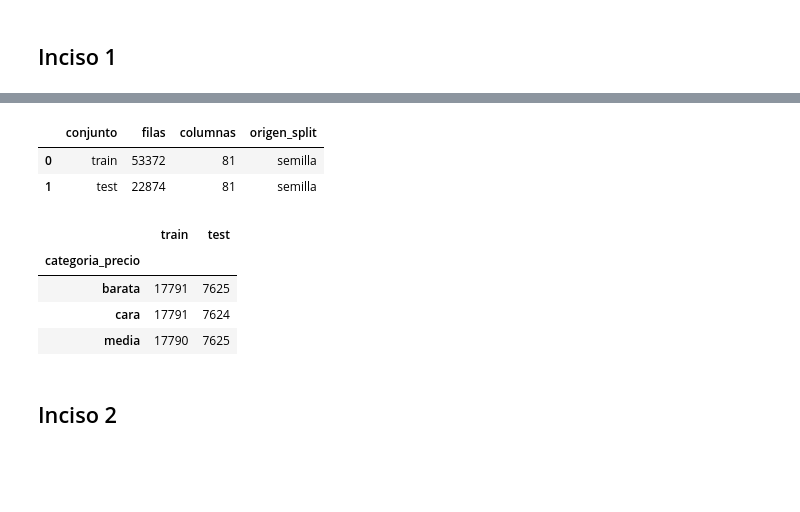
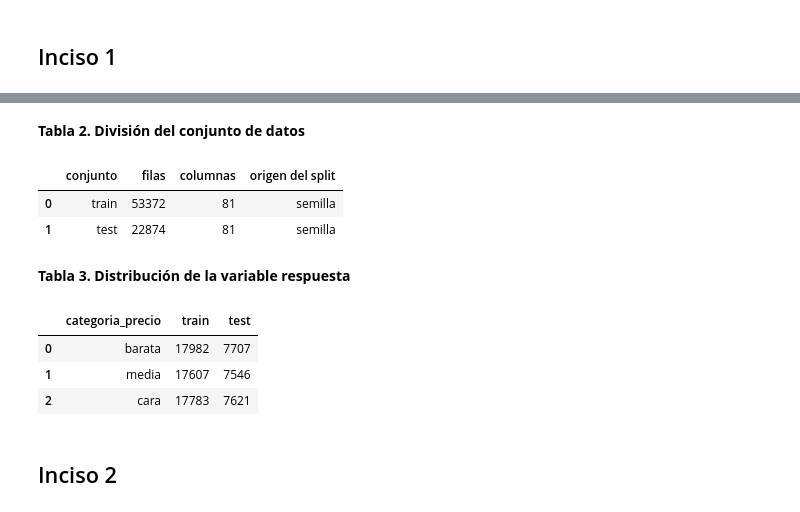
Before and after one commit to Ninaswiftie09/Mineria-de-Datos, a Jupyter notebook: Laboratorio8.ipynb, the cells around one changed output, grey strips where cells are left out. Cells and saved outputs as stored; diff of their text form; code cells hidden in the pictures; blank space fills up the shorter version.

```diff
--- a/Laboratorio8.ipynb
+++ b/Laboratorio8.ipynb
@@ -113,12 +190,13 @@ def leer_tabla(path):
         return pd.read_pickle(path)
     raise ValueError(path)
 
+data_dir = Path("data")
 extensiones = ["*.csv", "*.xlsx", "*.xls", "*.parquet", "*.pkl", "*.pickle"]
 
 archivos_tabla = []
-
 for extension in extensiones:
     archivos_tabla.extend(sorted(data_dir.glob(extension)))
+    archivos_tabla.extend(sorted(data_dir.glob(f"**/{extension}")))
 
 train_files = [
     path for path in archivos_tabla
@@ -135,42 +213,44 @@ if train_files and test_files:
     test_df, _, _ = preparar_base(leer_tabla(test_files[0]))
     origen_split = "archivos"
 else:
-    from sklearn.model_selection import train_test_split
-
-    estratificar = df[categoria_col] if df[categoria_col].value_counts().min() > 1 else None
-
     train_df, test_df = train_test_split(
         df,
         test_size=0.30,
-        random_state=2026,
-        stratify=estratificar
+        random_state=SEED,
+        stratify=df[categoria_col]
     )
-
     origen_split = "semilla"
 
 train_df = train_df.reset_index(drop=True)
 test_df = test_df.reset_index(drop=True)
 
-pd.DataFrame({
+resumen_split = pd.DataFrame({
     "conjunto": ["train", "test"],
     "filas": [train_df.shape[0], test_df.shape[0]],
     "columnas": [train_df.shape[1], test_df.shape[1]],
-    "origen_split": [origen_split, origen_split]
+    "origen del split": [origen_split, origen_split]
 })
+
+display(Markdown("**Tabla 2. División del conjunto de datos**"))
+display(resumen_split)
 # %% [output]
+**Tabla 2. División del conjunto de datos**
-|  | conjunto | filas | columnas | origen_split |
+|  | conjunto | filas | columnas | origen del split |
 | 0 | train | 53372 | 81 | semilla |
 | 1 | test | 22874 | 81 | semilla |
 # %%
-pd.concat([
-    train_df[categoria_col].value_counts().rename("train"),
-    test_df[categoria_col].value_counts().rename("test")
-], axis=1)
+dist_respuesta = pd.concat([
+    train_df[categoria_col].value_counts().sort_index().rename("train"),
+    test_df[categoria_col].value_counts().sort_index().rename("test")
+], axis=1).reset_index().rename(columns={"index": "categoría"})
+
+display(Markdown("**Tabla 3. Distribución de la variable respuesta**"))
+display(dist_respuesta)
 # %% [output]
+**Tabla 3. Distribución de la variable respuesta**
-|  | train | test |
-| categoria_precio |  |  |
-| barata | 17791 | 7625 |
-| cara | 17791 | 7624 |
-| media | 17790 | 7625 |
+|  | categoria_precio | train | test |
+| 0 | barata | 17982 | 7707 |
+| 1 | media | 17607 | 7546 |
+| 2 | cara | 17783 | 7621 |
 # %% [markdown]
 ## Inciso 2
```
Also changed, not shown: parts of 56 cells of this notebook, 1 other file.
